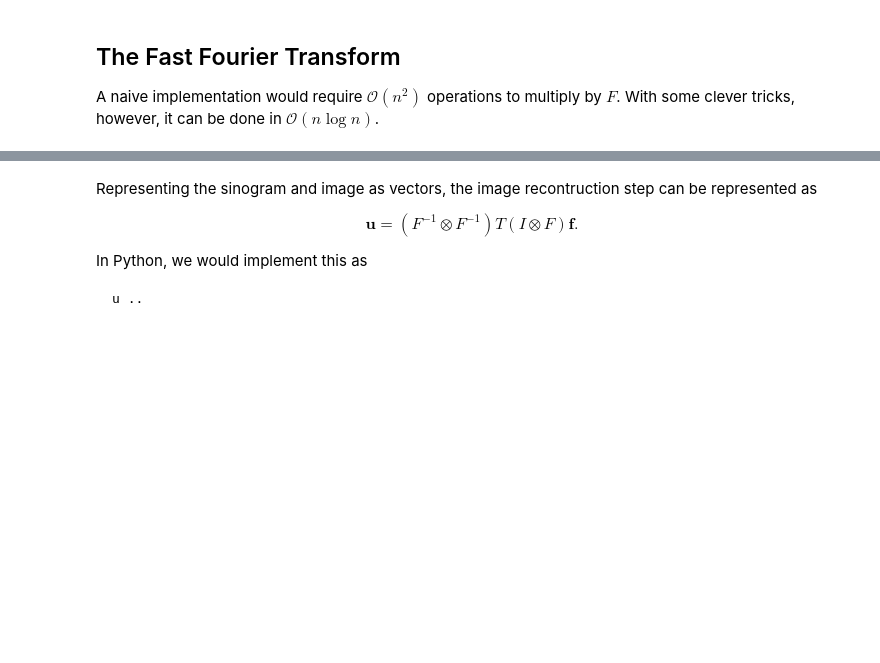
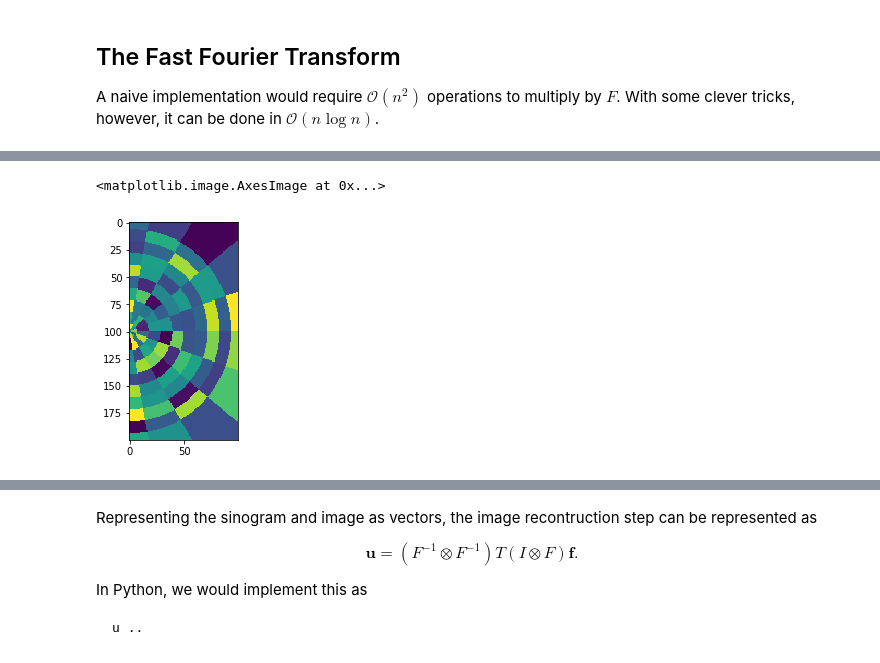
Before and after one commit to TristanvanLeeuwen/InleidingSC2-CT, a Jupyter notebook: lectures/lecture2.ipynb, the cells around one changed output, grey strips where cells are left out. Cells and saved outputs as stored; diff of their text form; code cells hidden in the pictures; blank space fills up the shorter version.

```diff
--- a/lectures/lecture2.ipynb
+++ b/lectures/lecture2.ipynb
@@ -64,3 +187,60 @@ A linear interpolation scheme ...
+# %%
+import numpy as np
+
+import matplotlib
+matplotlib.use('Agg')
+import matplotlib.pyplot as mpl
+
+from scipy.interpolate import interp1d
+from scipy.ndimage import map_coordinates
+
+
+def polar2cartesian(r, t, grid, x, y, order=3):
+    """
+    Copied from https://stackoverflow.com/questions/2164570/reprojecting-polar-to-cartesian-grid
+    """
+    X, Y = np.meshgrid(x, y)
+
+    new_r = np.sqrt(X*X+Y*Y)
+    new_t = np.arctan2(X, Y)
+
+    ir = interp1d(r, np.arange(len(r)), bounds_error=False)
+    it = interp1d(t, np.arange(len(t)))
+
+    new_ir = ir(new_r.ravel())
+    new_it = it(new_t.ravel())
+
+    new_ir[new_r.ravel() > r.max()] = len(r)-1
+    new_ir[new_r.ravel() < r.min()] = 0
+
+    return map_coordinates(grid, np.array([new_ir, new_it]),
+                            order=order).reshape(new_r.shape)
+
+# Define original polar grid
+
+nr = 10
+nt = 10
+
+r = np.linspace(1, 100, nr)
+t = np.linspace(0., np.pi, nt)
+z = np.random.random((nr, nt))
+
+# Define new cartesian grid
+
+nx = 100
+ny = 200
+
+x = np.linspace(0., 100., nx)
+y = np.linspace(-100., 100., ny)
+
+# Interpolate polar grid to cartesian grid (nearest neighbor)
+
+fig = mpl.figure()
+ax = fig.add_subplot(111)
+ax.imshow(polar2cartesian(r, t, z, x, y, order=0))
+# %% [output]
+<matplotlib.image.AxesImage at 0x...>
+[figure, added]
 # %%
 import numpy as np
 import matplotlib.pyplot as plt
```
Also changed, not shown: parts of 14 cells of this notebook, 4 other files.
